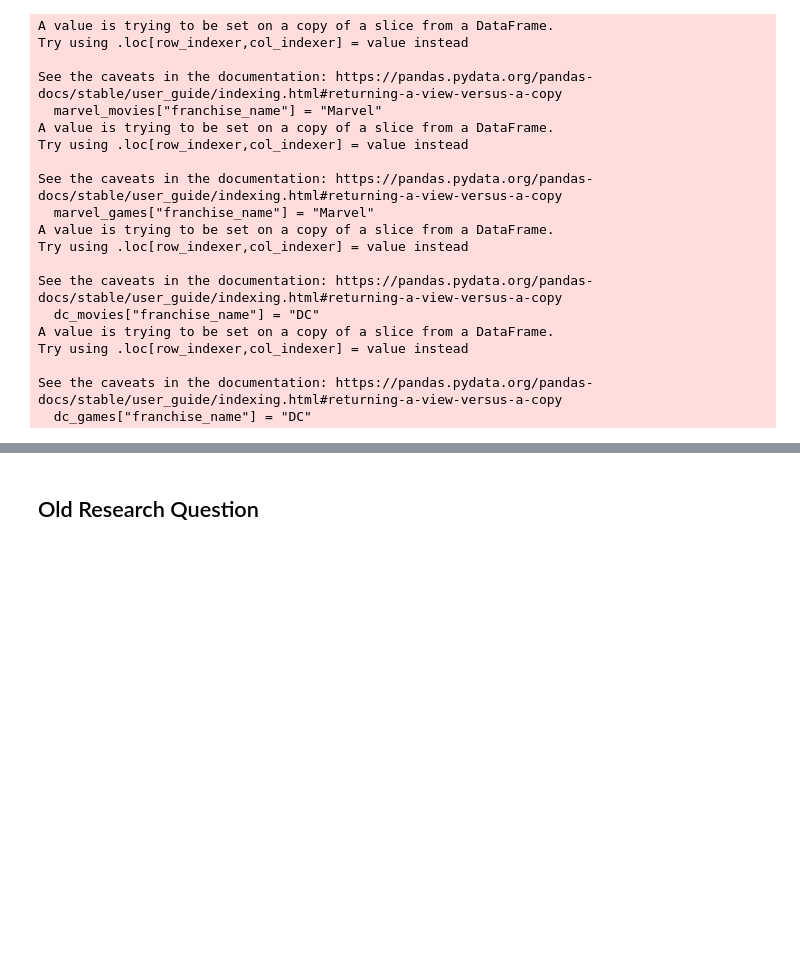
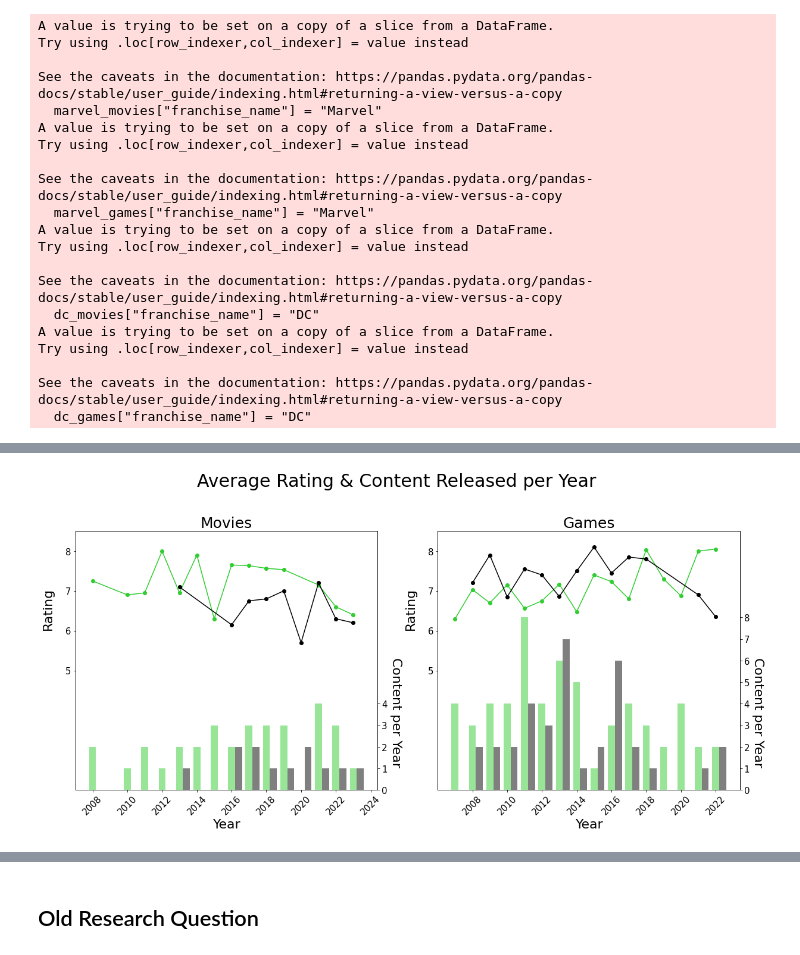
Before and after one commit to adambrennan150/Franchises, a Jupyter notebook: CaseStudy.ipynb, the cells around one changed output, grey strips where cells are left out. Saved outputs shown, nothing was run; the diff lists cells and outputs as text; code cells hidden in the pictures; blank space fills up the shorter version.

```diff
--- a/CaseStudy.ipynb
+++ b/CaseStudy.ipynb
@@ -31,6 +32,9 @@ Zoo Tycoon
 Zork
 inFamous
 of Illusion
+# %%
+movie_df = movie_df[movie_df["year"] > 2006]
+game_df = game_df[game_df["year"] > 2006]
 # %%
 marvel_games = game_df[(game_df["franchise_name"] == "Marvel")]
 marvel_movies = movie_df[(movie_df["franchise_name"] == "Marvel Cinematic Universe (various)")]
@@ -64,6 +88,7 @@ See the caveats in the documentation: https://pandas.pydata.org/pandas-docs/stab
 # %%
 dc_colour = "black"
-marvel_colour = "red"
+marvel_colour = "limegreen"
+background_colour = "grey"
 # %%
 movies_df = pd.concat([marvel_movies, dc_movies], axis = 0)
 games_df = pd.concat([marvel_games, dc_games], axis = 0)
@@ -116,0 +95,86 @@ plt.show()
+# %%
+plot_title_size = 30
+subplot_title_size = 25
+axis_label_size = 22
+tick_label_size = 15
+alpha = 0.5
+# %%
+fig, axs = plt.subplots(ncols=2, figsize=(20, 8))
+
+years = pd.Series(range(2006,2024,2))
+
+marvel_movies.plot(x="year", y="rating_average", label="Marvel", ax=axs[0], color = marvel_colour, marker = "o")
+
+# plot the line chart for franchise 2
+dc_movies.plot(x="year", y="rating_average", label="DC", ax=axs[0], color = dc_colour, marker = "o")
+axs[0].tick_params(axis="x", labelrotation=45)
+axs[0].set_ylim(2,8.5)
+axs[0].set_yticks(np.arange(5, 8.5))
+
+axs[0].set_xlabel("Year", fontsize=axis_label_size)
+axs[0].set_ylabel("Rating", fontsize=axis_label_size)
+axs[0].set_title("Movies", fontsize=subplot_title_size)
+axs[0].yaxis.set_label_coords(-0.07, 0.7)
+
+ax2 = axs[0].twinx()
+
+ax2.bar(marvel_movies["year"], marvel_movies["content_per_year"], width=width, label="Marvel", color = marvel_colour, alpha = alpha)
+ax2.bar(dc_movies["year"]+width, dc_movies["content_per_year"], width=width, label="DC", color = dc_colour, alpha = alpha)
+
+
+# set the x and y axis labels and title
+ax2.set_ylabel("Content per Year", fontsize=axis_label_size, rotation = 270)
+ax2.set_ylim(0,12)
+ax2.set_yticks(np.arange(0, 5))
+ax2.yaxis.set_label_coords(1.08, 0.3)
+
+
+
+marvel_games.plot(x="year", y="rating_average", ax=axs[1], color = marvel_colour, marker = "o")
+
+# plot the line chart for franchise 2
+dc_games.plot(x="year", y="rating_average", ax=axs[1], color = dc_colour, marker = "o")
+
+axs[1].tick_params(axis="x", labelrotation=45)
+axs[1].set_ylim(2,8.5)
+axs[1].set_yticks(np.arange(5, 8.5))
+
+
+axs[1].set_xlabel("Year", fontsize=axis_label_size)
+axs[1].set_ylabel("Rating", fontsize=axis_label_size)
+axs[1].set_title("Games", fontsize = subplot_title_size)
+axs[1].yaxis.set_label_coords(-0.07, 0.7)
+
+ax3 = axs[1].twinx()
+
+ax3.bar(marvel_games["year"], marvel_games["content_per_year"], width=width, color = marvel_colour, alpha = alpha)
+ax3.bar(dc_games["year"]+width, dc_games["content_per_year"], width=width, color = dc_colour, alpha = alpha)
+
+
+# set the x and y axis labels and title
+ax3.set_ylabel("Content per Year", fontsize=axis_label_size, rotation = 270)
+ax3.set_ylim(0,12)
+ax3.set_yticks(np.arange(0, 9))
+ax3.yaxis.set_label_coords(1.08, 0.3)
+
+axs[0].legend().remove()
+axs[1].legend().remove()
+
+axs[1].tick_params(axis='both', which='major', labelsize=tick_label_size)
+axs[0].tick_params(axis='both', which='major', labelsize=tick_label_size)
+ax2.tick_params(axis='y', which='major', labelsize=tick_label_size)
+ax3.tick_params(axis='y', which='major', labelsize=tick_label_size)
+
+#axs[0].legend(fontsize=18)
+#axs[0].set_facecolor(background_colour)
+#axs[1].set_facecolor(background_colour)
+
+#for i, row in dc_movies.iterrows():
+#    # Prevents error messages for ones that don't appear on the graph
+#    if (row['year'] == 2013) or (row['year'] ==2020) or (row["year"] == 2021):
+#        axs[0].text(row['year'], row['rating_average'], row['title'], fontsize=14)
+
+
+
+fig.suptitle("Average Rating & Content Released per Year", fontsize = plot_title_size, y = 1.05)
+# %% [output]
@@ -116,0 +182 @@ plt.show()
+[figure, added]
```
Also changed, not shown: parts of 15 cells of this notebook.
